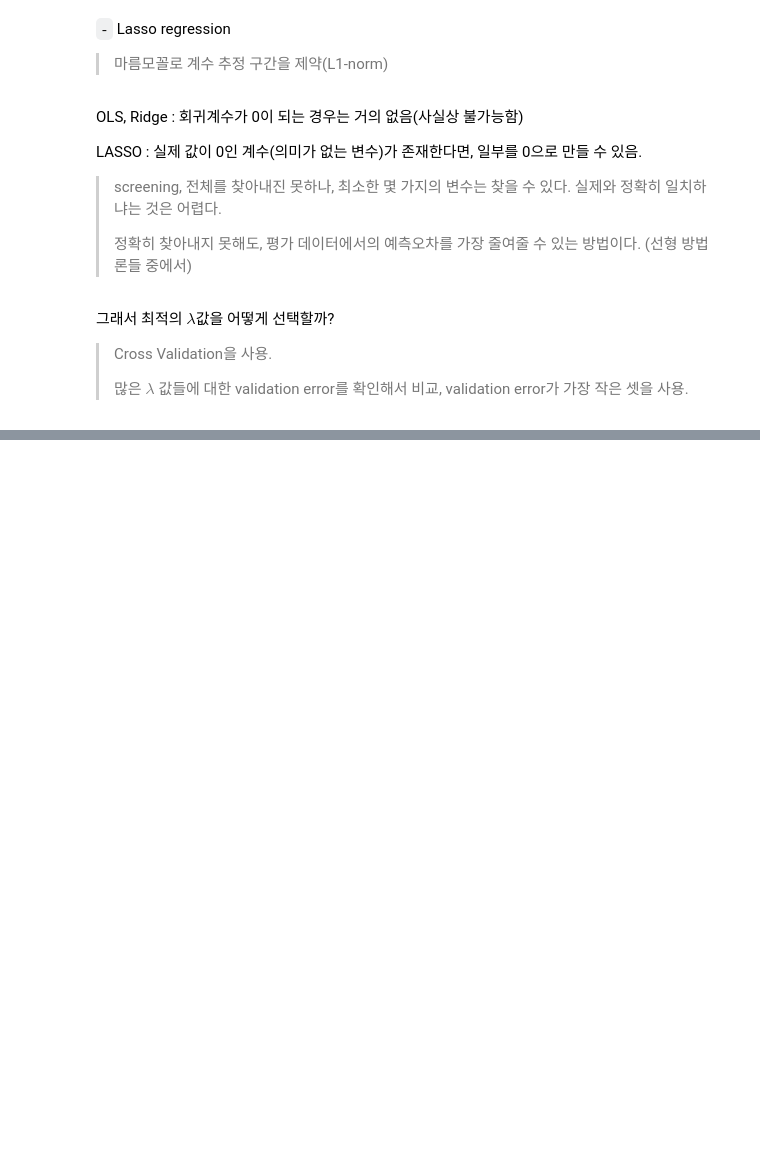
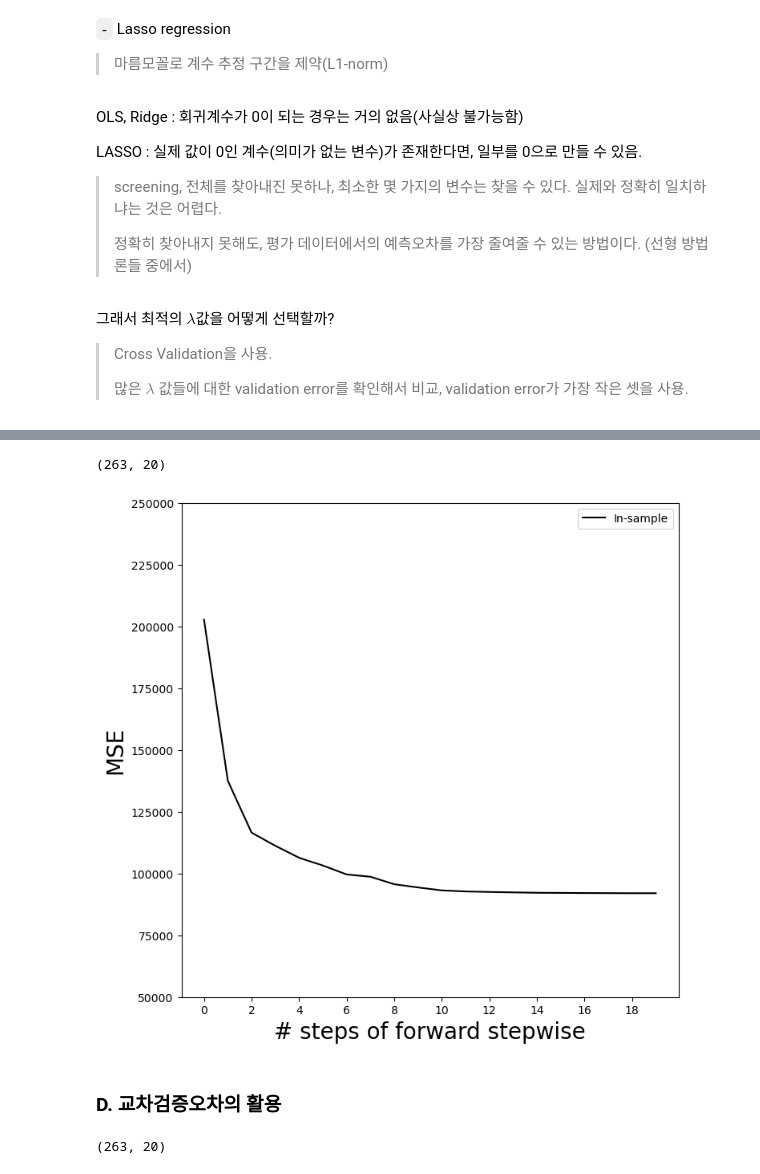
Before and after one commit to HollyRiver/ML2024, a Jupyter notebook: practice/5. 변수 선택, 표준화.ipynb, the cells around one changed output, grey strips where cells are left out. Drawn from its saved outputs; the diff is of its cells as text; code cells hidden in the pictures; blank space fills up the shorter version.

```diff
--- a/practice/5. 변수 선택, 표준화.ipynb
+++ b/practice/5. 변수 선택, 표준화.ipynb
@@ -187,0 +287,15 @@ LASSO : 실제 값이 0인 계수(의미가 없는 변수)가 존재한다면,
+# %%
+## Cp 계산법
+def nCp(sigma2, estimator, X, Y):
+  n, p = X.shape
+  Yhat = estimator.predict(X)
+  RSS = np.sum((Y - Yhat)**2)
+  return -(RSS + 2 * p * sigma2) / n ## 계산식이 조금 변형됨(음수임)
+
+design = MS(Hitters.columns.drop('Salary')).fit(Hitters)
+Y = np.array(Hitters['Salary']) ## 예측의 대상(target)
+X = design.transform(Hitters)   ## features
+sigma2 = OLS(Y,X).fit().scale   ## sigma^2 예측치
+
+neg_Cp = partial(nCp, sigma2)   ## 음수 Cp
+print(neg_Cp)
@@ -187,0 +306,5 @@ LASSO : 실제 값이 0인 계수(의미가 없는 변수)가 존재한다면,
+# %%
+strategy = Stepwise.first_peak(design, direction='forward', max_terms=len(design.terms))
+hitters_MSE = sklearn_selected(OLS, strategy)
+hitters_MSE.fit(Hitters, Y)
+hitters_MSE.selected_state_
@@ -187,0 +331,5 @@ LASSO : 실제 값이 0인 계수(의미가 없는 변수)가 존재한다면,
+# %%
+## 단계적 선택을 하되, Cp를 이용함
+hitters_Cp = sklearn_selected(OLS, strategy, scoring=neg_Cp) ## partial object, 계산 방식과 sigma^2. 크도록 최적화
+hitters_Cp.fit(Hitters, Y)
+hitters_Cp.selected_state_
@@ -187,0 +347,32 @@ LASSO : 실제 값이 0인 계수(의미가 없는 변수)가 존재한다면,
+# %%
+strategy = Stepwise.fixed_steps(design, len(design.terms), direction='forward')
+full_path = sklearn_selection_path(OLS, strategy)
+full_path.fit(Hitters, Y)
+Yhat_in = full_path.predict(Hitters)
+Yhat_in.shape
+# %% [output]
+(263, 20)
+# %%
+mse_fig, ax = subplots(figsize=(8,8))
+insample_mse = ((Yhat_in - Y[:,None])**2).mean(0)   ## 학습할 때 사용한 데이터에서의 mse, 반대는 outsample
+n_steps = insample_mse.shape[0]
+ax.plot(np.arange(n_steps), insample_mse,
+        'k', # color black
+        label='In-sample')
+ax.set_ylabel('MSE', fontsize=20)
+ax.set_xlabel('# steps of forward stepwise', fontsize=20)
+ax.set_xticks(np.arange(n_steps)[::2])
+ax.legend()
+ax.set_ylim([50000,250000]);
+# %% [output]
+[figure, added]
+# %% [markdown]
+### D. 교차검증오차의 활용
+# %%
+## 10-fold CV를 통해 예측된 값들을 모아높음
+K=10
+kfold = skm.KFold(K, random_state=0, shuffle=True)
+Yhat_cv = skm.cross_val_predict(full_path, Hitters, Y, cv=kfold)
+print(Yhat_cv.shape)
+# %% [output]
+(263, 20)
```
Also changed, not shown: parts of 65 cells of this notebook, 5 other files.
